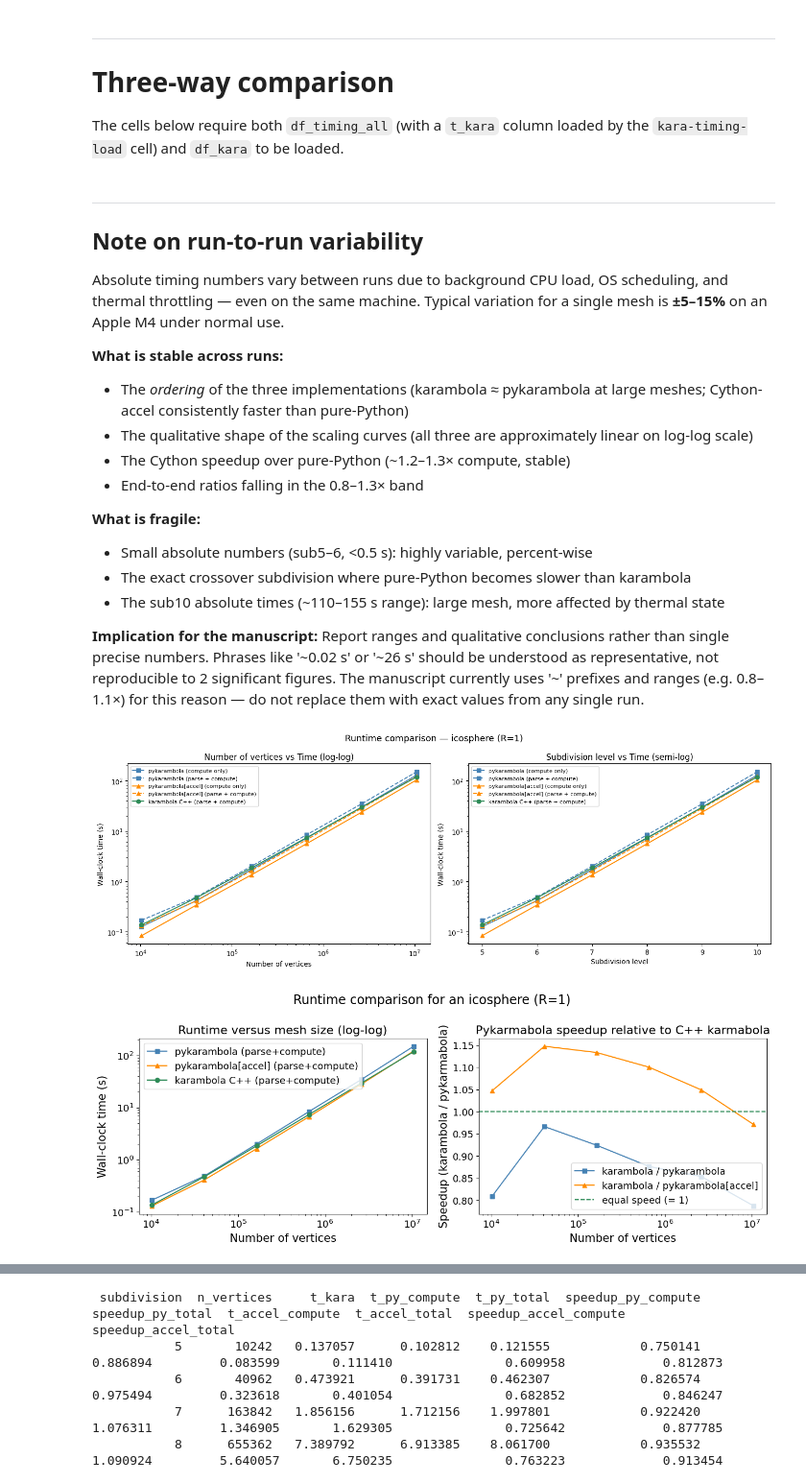
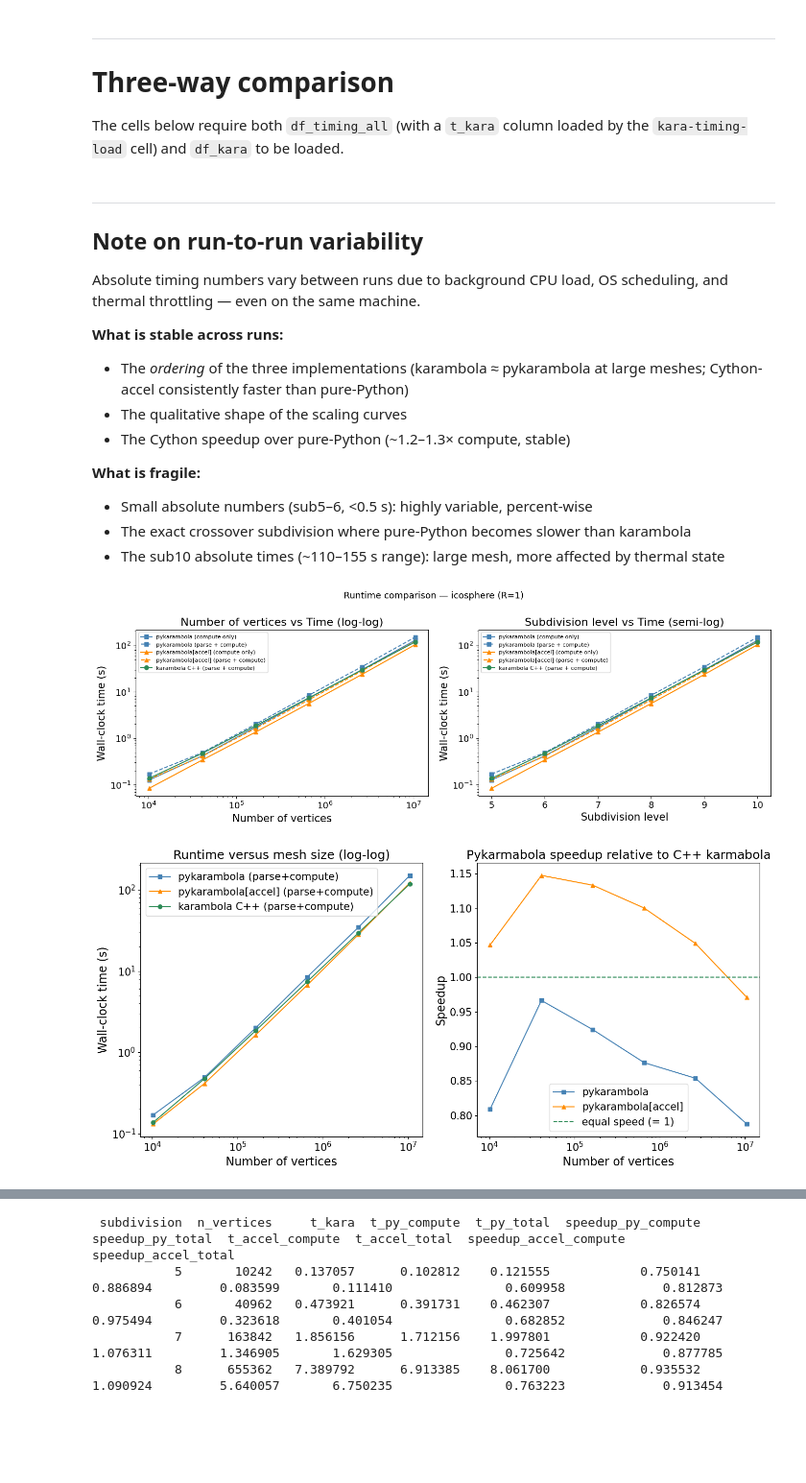
Before and after one commit to Ishihara-SynthMorph/pykarambola, a Jupyter notebook: paper/notebooks/runtime_comparison.ipynb, the cells around one changed output, grey strips where cells are left out. Shown at 96% size. Cells and saved outputs as stored; diff of their text form; code cells hidden in the pictures; blank space fills up the shorter version.

Commit message:
Removed beta cause we don’t need it for runtime Ram requirements removed Runtime fragility modified, the numbers were not based on actual tests Fig text removed, made to a square

```diff
--- a/paper/notebooks/runtime_comparison.ipynb
+++ b/paper/notebooks/runtime_comparison.ipynb
@@ -217,11 +217,6 @@ Two passes:
 Only the `minkowski_tensors` call is timed (mesh generation excluded).
 Reference mode: `center=None` (origin), matching karambola's default `--no-labels` flag.
 # %%
-def calculate_beta(eigenvalues):
-    """Anisotropy parameter: min(|λ|) / max(|λ|)."""
-    return float(np.min(np.abs(eigenvalues))) / float(np.max(np.abs(eigenvalues)))
-
-
 SCALAR_KEYS = ['w000', 'w100', 'w200', 'w300']
 TENSOR_KEYS = ['w020', 'w120', 'w220', 'w320', 'w102', 'w202']
 VECTOR_KEYS = ['w010', 'w110', 'w210', 'w310']
@@ -240,7 +235,6 @@ def extract_row(result, sub, n_verts):
         for (i, j) in [(0,0),(0,1),(0,2),(1,1),(1,2),(2,2)]:
             row[f'{k}_{i}{j}'] = m[i, j]
         eigvals = result[f'{k}_eigvals']
-        row[f'beta_{k}'] = calculate_beta(eigvals)
         for ei, ev in enumerate(eigvals, 1):
             row[f'{k}_EVal{ei}'] = ev
     return row
@@ -494,19 +488,14 @@ The cells below require both `df_timing_all` (with a `t_kara` column loaded by t
 ## Note on run-to-run variability
 
 Absolute timing numbers vary between runs due to background CPU load, OS scheduling, and thermal throttling — even on the same machine.
-Typical variation for a single mesh is **±5–15%** on an Apple M4 under normal use.
 
 **What is stable across runs:**
 - The *ordering* of the three implementations (karambola ≈ pykarambola at large meshes; Cython-accel consistently faster than pure-Python)
-- The qualitative shape of the scaling curves (all three are approximately linear on log-log scale)
+- The qualitative shape of the scaling curves
 - The Cython speedup over pure-Python (~1.2–1.3× compute, stable)
-- End-to-end ratios falling in the 0.8–1.3× band
+
 
 **What is fragile:**
 - Small absolute numbers (sub5–6, <0.5 s): highly variable, percent-wise
 - The exact crossover subdivision where pure-Python becomes slower than karambola
 - The sub10 absolute times (~110–155 s range): large mesh, more affected by thermal state
-
-**Implication for the manuscript:** Report ranges and qualitative conclusions rather than single precise numbers.
-Phrases like '~0.02 s' or '~26 s' should be understood as representative, not reproducible to 2 significant figures.
-The manuscript currently uses '~' prefixes and ranges (e.g. 0.8–1.1×) for this reason — do not replace them with exact values from any single run.
@@ -552,19 +544,19 @@ fig.tight_layout()
 fig.savefig(os.path.join(RESULTS_DIR, 'timing_comparison.pdf'), bbox_inches='tight')
 plt.show()
 # %% [output]
-[figure, old version]
+[figure, new version]
 # %%
 # ── Option A: absolute time (log-log) + speedup ratio ────────────────────────
 df = df_timing_all.sort_values('subdivision')
 
-BASE_FONT = 15
+BASE_FONT = 17
 plt.rcParams.update({
     'font.size': BASE_FONT, 'axes.titlesize': BASE_FONT + 1,
     'axes.labelsize': BASE_FONT, 'xtick.labelsize': BASE_FONT - 2,
     'ytick.labelsize': BASE_FONT - 2, 'legend.fontsize': BASE_FONT - 2,
 })
 
-fig, (ax_abs, ax_ratio) = plt.subplots(1, 2, figsize=(13, 5))
+fig, (ax_abs, ax_ratio) = plt.subplots(1, 2, figsize=(14, 7))
 
 # ── Left: absolute time (log-log) ────────────────────────────────────────────
 ax_abs.plot(df['n_vertices'], df['t_py_total'],    marker='s', color='steelblue',
@@ -574,39 +566,44 @@ if 't_accel_total' in df.columns:
                 label='pykarambola[accel] (parse+compute)')
 if 't_kara' in df.columns:
     ax_abs.plot(df['n_vertices'], df['t_kara'],       marker='o', color='seagreen',
                 label='karambola C++ (parse+compute)')
 ax_abs.set_xscale('log')
 ax_abs.set_yscale('log')
 ax_abs.set_xlabel('Number of vertices')
 ax_abs.set_ylabel('Wall-clock time (s)')
 ax_abs.set_title('Runtime versus mesh size (log-log)')
 ax_abs.legend()
 
 # ── Right: speedup (t_kara / t_py) ───────────────────────────────────────────
 if 't_kara' in df.columns:
     speedup_py = df['t_kara'] / df['t_py_total']
     ax_ratio.plot(df['n_vertices'], speedup_py, marker='s', color='steelblue',
-                  label='karambola / pykarambola')
+                  label='pykarambola')
+    # ax_ratio.plot(df['n_vertices'], speedup_py, marker='s', color='steelblue',
+    #               label='karambola / pykarambola')
     if 't_accel_total' in df.columns:
         speedup_accel = df['t_kara'] / df['t_accel_total']
         ax_ratio.plot(df['n_vertices'], speedup_accel, marker='^', color='darkorange',
-                      label='karambola / pykarambola[accel]')
+                      label='pykarambola[accel]')
+        # ax_ratio.plot(df['n_vertices'], speedup_accel, marker='^', color='darkorange',
+                    #   label='karambola / pykarambola[accel]')
     ax_ratio.axhline(1.0, color='seagreen', ls='--', lw=1.5, label='equal speed (= 1)')
     ax_ratio.set_xscale('log')
     ax_ratio.set_xlabel('Number of vertices')
-    ax_ratio.set_ylabel('Speedup (karambola / pykarmabola)')
+    ax_ratio.set_ylabel('Speedup')
+    # ax_ratio.set_ylabel('Speedup (karambola / pykarmabola)')
     ax_ratio.set_title('Pykarmabola speedup relative to C++ karmabola')
-    ax_ratio.legend(loc='lower right')
+    ax_ratio.legend()
 else:
     ax_ratio.text(0.5, 0.5, 'karambola timing not loaded',
                   ha='center', va='center', transform=ax_ratio.transAxes)
 
-fig.suptitle('Runtime comparison for an icosphere (R=1)', fontsize=BASE_FONT + 2)
+# fig.suptitle('Runtime comparison for an icosphere (R=1)', fontsize=BASE_FONT + 2)
 fig.tight_layout()
 fig.savefig(os.path.join(RESULTS_DIR, 'timing_comparison_option_a.pdf'), bbox_inches='tight')
 plt.show()
 # %% [output]
-[figure, old version]
+[figure, new version]
 # %%
 # ── Linear-scale: subdivisions vs time ────────────────────────────────────────
 fig, ax = plt.subplots(figsize=(8, 5))
```
Also changed, not shown: parts of 3 cells of this notebook, 3 other files.
